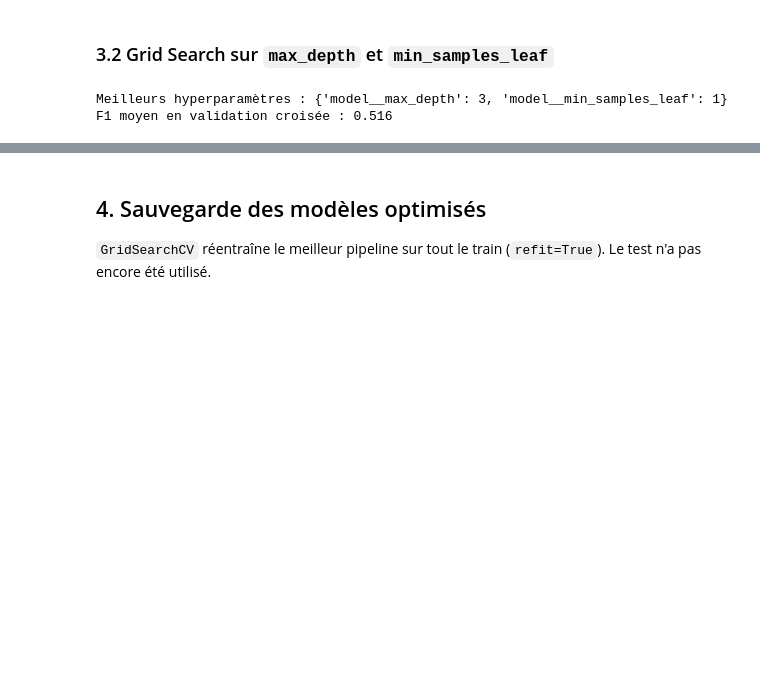
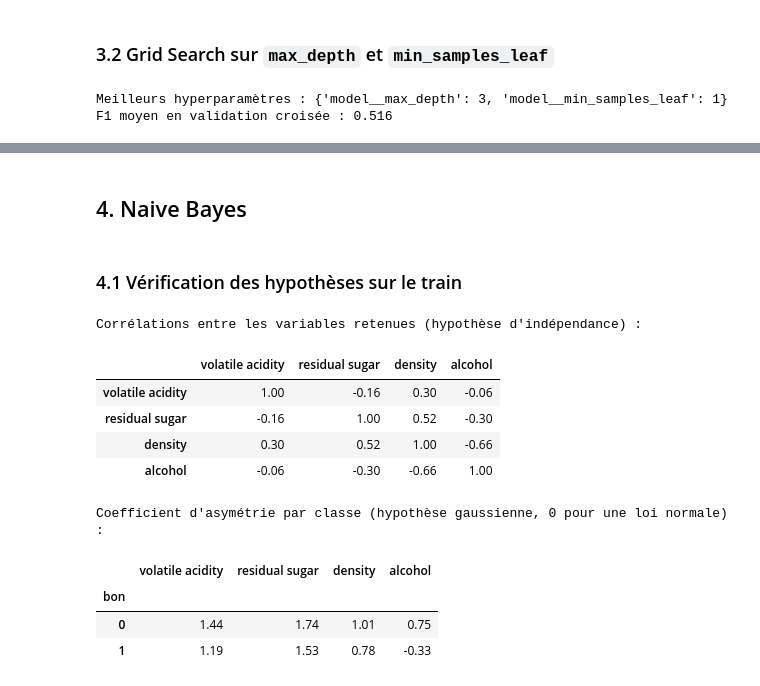
Before and after one commit to AmbreBerdery/WineQuality, a Jupyter notebook: notebooks/03_modeling.ipynb, the cells around one changed output, grey strips where cells are left out. Cells and saved outputs as stored; diff of their text form; code cells hidden in the pictures; blank space fills up the shorter version.

Commit message:
Naive Bayes

```diff
--- a/notebooks/03_modeling.ipynb
+++ b/notebooks/03_modeling.ipynb
@@ -165,6 +165,26 @@ density             0.009
 residual sugar      0.000
 dtype: float64
 # %% [markdown]
-## 4. Sauvegarde des modèles optimisés
-
-`GridSearchCV` réentraîne le meilleur pipeline sur tout le train (`refit=True`). Le test n'a pas encore été utilisé.
+## 4. Naive Bayes
+# %% [markdown]
+### 4.1 Vérification des hypothèses sur le train
+# %%
+from src.models import naive_bayes
+
+print("Corrélations entre les variables retenues (hypothèse d'indépendance) :")
+display(X_train[features].corr().round(2))
+
+print("Coefficient d'asymétrie par classe (hypothèse gaussienne, 0 pour une loi normale) :")
+X_train[features].groupby(y_train).skew().round(2)
+# %% [output]
+Corrélations entre les variables retenues (hypothèse d'indépendance) :
+|  | volatile acidity | residual sugar | density | alcohol |
+| volatile acidity | 1.00 | -0.16 | 0.30 | -0.06 |
+| residual sugar | -0.16 | 1.00 | 0.52 | -0.30 |
+| density | 0.30 | 0.52 | 1.00 | -0.66 |
+| alcohol | -0.06 | -0.30 | -0.66 | 1.00 |
+Coefficient d'asymétrie par classe (hypothèse gaussienne, 0 pour une loi normale) :
+|  | volatile acidity | residual sugar | density | alcohol |
+| bon |  |  |  |  |
+| 0 | 1.44 | 1.74 | 1.01 | 0.75 |
+| 1 | 1.19 | 1.53 | 0.78 | -0.33 |
```
Also changed, not shown: parts of 12 cells of this notebook, 1 other file.
